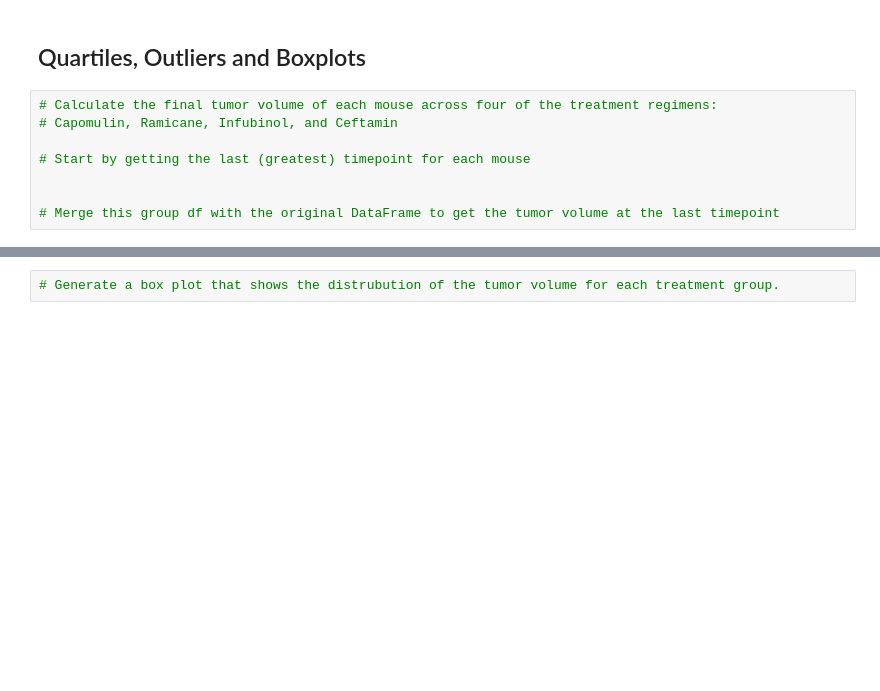
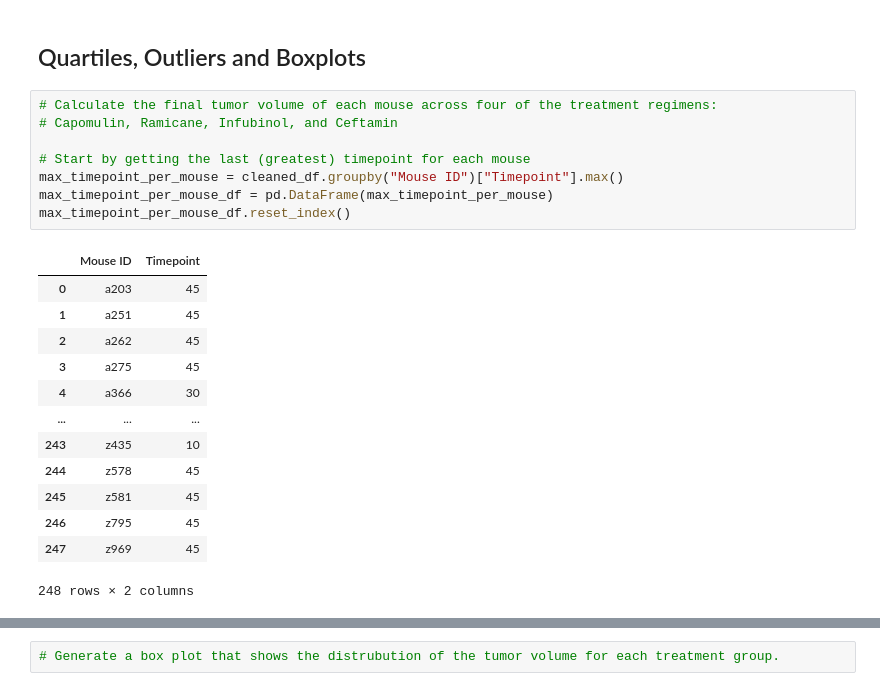
Before and after one commit to TJDavis91/Module-5-Challenge, a Jupyter notebook: pymaceuticals_challenge.ipynb, the cells around one changed output, grey strips where cells are left out. Drawn from its saved outputs; the diff is of its cells as text; blank space fills up the shorter version.

```diff
--- a/pymaceuticals_challenge.ipynb
+++ b/pymaceuticals_challenge.ipynb
@@ -177,8 +187,22 @@ plt.show()
 # %%
 # Calculate the final tumor volume of each mouse across four of the treatment regimens:
 # Capomulin, Ramicane, Infubinol, and Ceftamin
 
 # Start by getting the last (greatest) timepoint for each mouse
-
-
-# Merge this group df with the original DataFrame to get the tumor volume at the last timepoint
+max_timepoint_per_mouse = cleaned_df.groupby("Mouse ID")["Timepoint"].max()
+max_timepoint_per_mouse_df = pd.DataFrame(max_timepoint_per_mouse)
+max_timepoint_per_mouse_df.reset_index()
+# %% [output]
+|  | Mouse ID | Timepoint |
+| 0 | a203 | 45 |
+| 1 | a251 | 45 |
+| 2 | a262 | 45 |
+| 3 | a275 | 45 |
+| 4 | a366 | 30 |
+| ... | ... | ... |
+| 243 | z435 | 10 |
+| 244 | z578 | 45 |
+| 245 | z581 | 45 |
+| 246 | z795 | 45 |
+| 247 | z969 | 45 |
+248 rows × 2 columns
```
Also changed, not shown: parts of 7 cells of this notebook.
